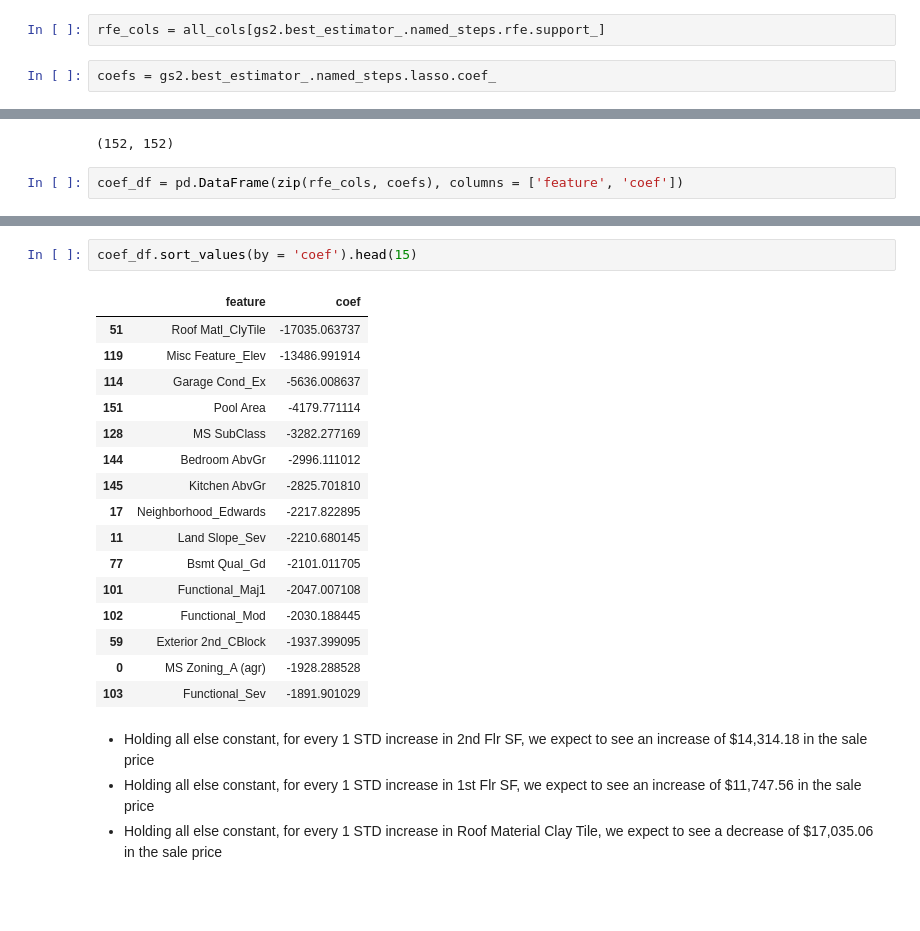
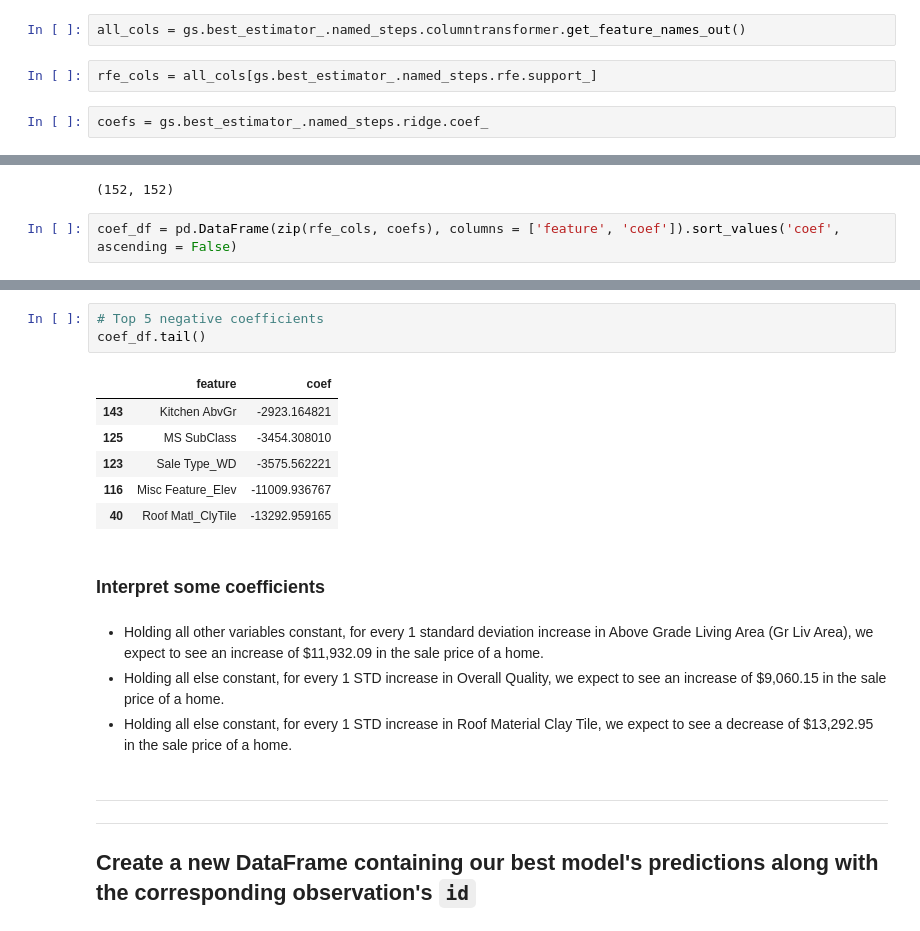
Before and after one commit to Lomeli23/ames_market_analysis, a Jupyter notebook: P2.ipynb, the cells around one changed output, grey strips where cells are left out. Cells and saved outputs as stored; diff of their text form; blank space fills up the shorter version.

```diff
--- a/P2.ipynb
+++ b/P2.ipynb
@@ -481,11 +497,13 @@ all_cols = gs2.best_estimator_.named_steps.columntransformer.get_feature_names_o
+# %%
+all_cols = gs.best_estimator_.named_steps.columntransformer.get_feature_names_out()
 # %%
-rfe_cols = all_cols[gs2.best_estimator_.named_steps.rfe.support_]
+rfe_cols = all_cols[gs.best_estimator_.named_steps.rfe.support_]
 # %%
-coefs = gs2.best_estimator_.named_steps.lasso.coef_
+coefs = gs.best_estimator_.named_steps.ridge.coef_
 # %%
 len(rfe_cols), len(coefs)
 # %% [output]
 (152, 152)
 # %%
-coef_df = pd.DataFrame(zip(rfe_cols, coefs), columns = ['feature', 'coef'])
+coef_df = pd.DataFrame(zip(rfe_cols, coefs), columns = ['feature', 'coef']).sort_values('coef', ascending = False)
 # %%
@@ -510,23 +519,20 @@ coef_df.sort_values(by = 'coef', ascending = False).head(15)
 # %%
-coef_df.sort_values(by = 'coef').head(15)
+# Top 5 negative coefficients
+coef_df.tail()
 # %% [output]
 |  | feature | coef |
-| 51 | Roof Matl_ClyTile | -17035.063737 |
-| 119 | Misc Feature_Elev | -13486.991914 |
-| 114 | Garage Cond_Ex | -5636.008637 |
-| 151 | Pool Area | -4179.771114 |
-| 128 | MS SubClass | -3282.277169 |
-| 144 | Bedroom AbvGr | -2996.111012 |
-| 145 | Kitchen AbvGr | -2825.701810 |
-| 17 | Neighborhood_Edwards | -2217.822895 |
-| 11 | Land Slope_Sev | -2210.680145 |
-| 77 | Bsmt Qual_Gd | -2101.011705 |
-| 101 | Functional_Maj1 | -2047.007108 |
-| 102 | Functional_Mod | -2030.188445 |
-| 59 | Exterior 2nd_CBlock | -1937.399095 |
-| 0 | MS Zoning_A (agr) | -1928.288528 |
-| 103 | Functional_Sev | -1891.901029 |
+| 143 | Kitchen AbvGr | -2923.164821 |
+| 125 | MS SubClass | -3454.308010 |
+| 123 | Sale Type_WD | -3575.562221 |
+| 116 | Misc Feature_Elev | -11009.936767 |
+| 40 | Roof Matl_ClyTile | -13292.959165 |
+# %% [markdown]
+### Interpret some coefficients
 # %% [markdown]
-- Holding all else constant, for every 1 STD increase in 2nd Flr SF, we expect to see an increase of \$14,314.18 in the sale price
-- Holding all else constant, for every 1 STD increase in 1st Flr SF, we expect to see an increase of \$11,747.56 in the sale price
-- Holding all else constant, for every 1 STD increase in Roof Material Clay Tile, we expect to see a decrease of \$17,035.06 in the sale price
+- Holding all other variables constant, for every 1 standard deviation increase in Above Grade Living Area (Gr Liv Area), we expect to see an increase of \$11,932.09 in the sale price of a home.
+- Holding all else constant, for every 1 STD increase in Overall Quality, we expect to see an increase of \$9,060.15 in the sale price of a home.
+- Holding all else constant, for every 1 STD increase in Roof Material Clay Tile, we expect to see a decrease of \$13,292.95 in the sale price of a home.
+# %% [markdown]
+------
+-----
+## Create a new DataFrame containing our best model's predictions along with the corresponding observation's `id`
```
Also changed, not shown: parts of 94 cells of this notebook, 4 other files.
